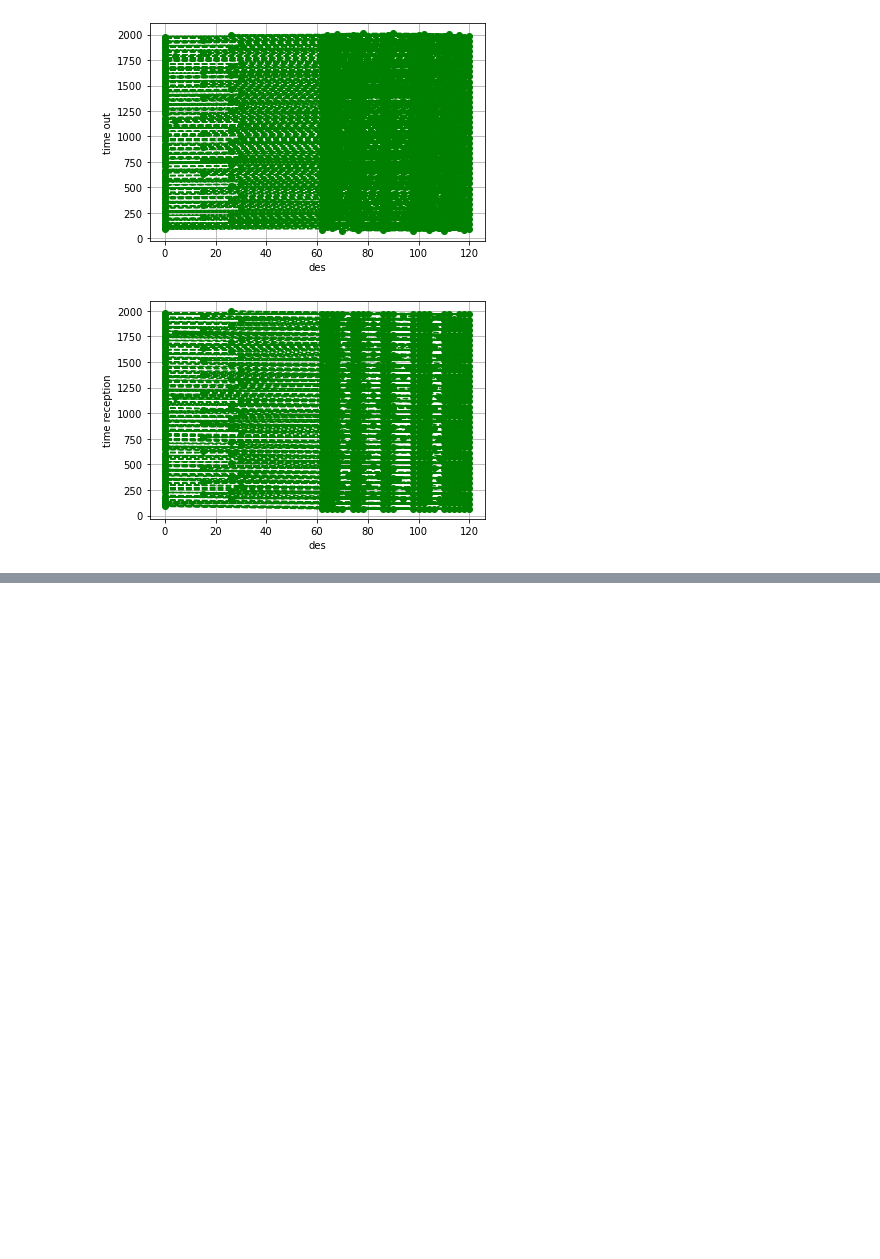
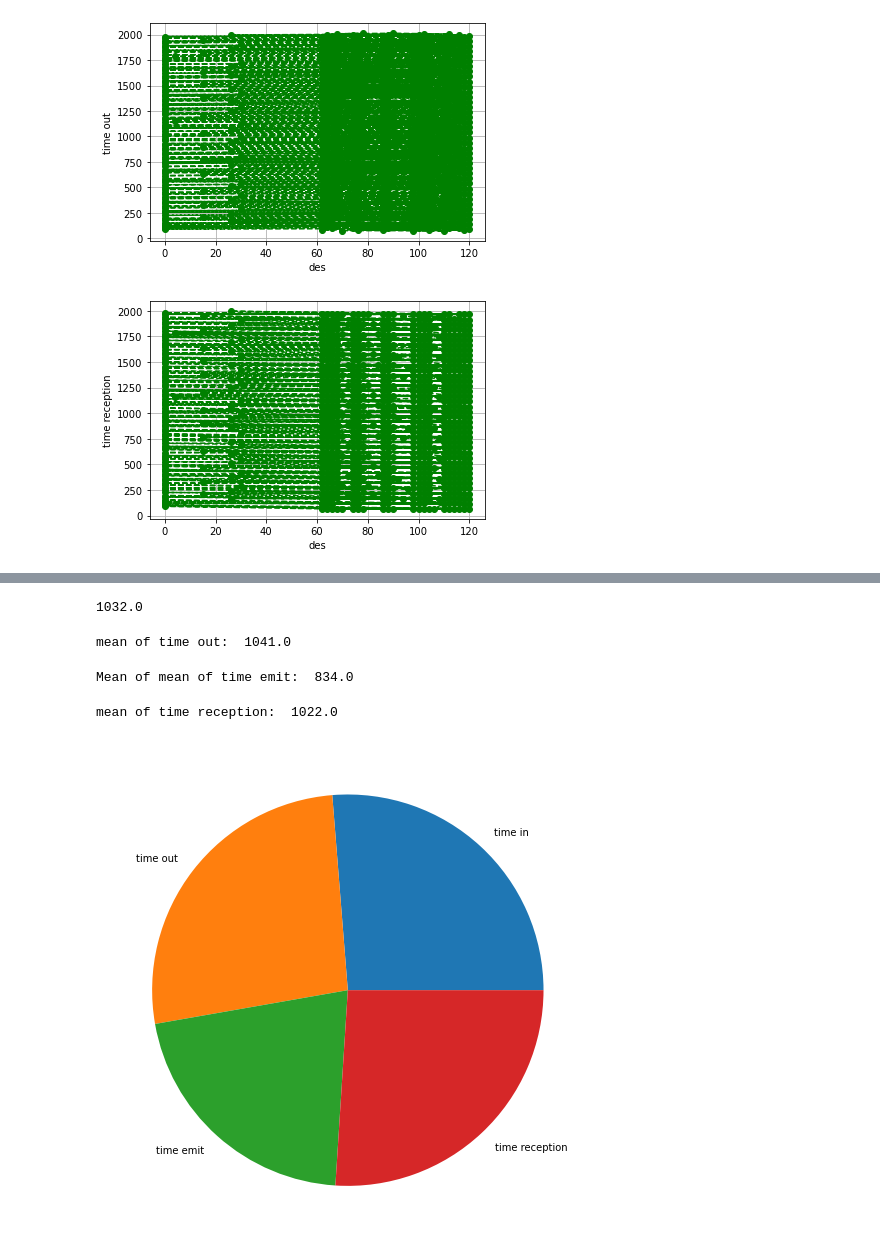
Before and after one commit to malay20002712/Code-analysis-Python, a Jupyter notebook: fog2 random topology.ipynb, the cells around one changed output, grey strips where cells are left out. Cells and saved outputs as stored; diff of their text form; code cells hidden in the pictures; blank space fills up the shorter version.

```diff
--- a/fog2 random topology.ipynb
+++ b/fog2 random topology.ipynb
@@ -674,0 +822,39 @@ plt.show ()
+# %%
+mean_time_in = sum (time_in) // len (time_in)
+print (mean_time_in)
+# %% [output]
+1032.0
+# %%
+mean_time_out = sum (time_out) // len (time_out)
+# %%
+print ("mean of time out: ",  mean_time_out)
+# %% [output]
+mean of time out:  1041.0
+# %%
+mean_time_emit = sum (time_emit) // len (time_emit)
+# %%
+print ("Mean of mean of time emit: ", mean_time_emit)
+# %% [output]
+Mean of mean of time emit:  834.0
+# %%
+mean_time_reception = sum (time_reception) // len (time_reception)
+# %%
+print ("mean of time reception: ", mean_time_reception)
+# %% [output]
+mean of time reception:  1022.0
+# %%
+data = []
+dataValue = []
+data.append (mean_time_in)
+data.append (mean_time_out)
+data.append (mean_time_emit)
+data.append (mean_time_reception)
+dataValue.append ('time in')
+dataValue.append ('time out')
+dataValue.append ('time emit')
+dataValue.append ('time reception')
+figure = plt.figure(figsize = (20, 9))
+plt.pie (data, labels = dataValue)
+plt.show ()
+# %% [output]
+[figure, added]
```
Also changed, not shown: parts of 98 cells of this notebook.
